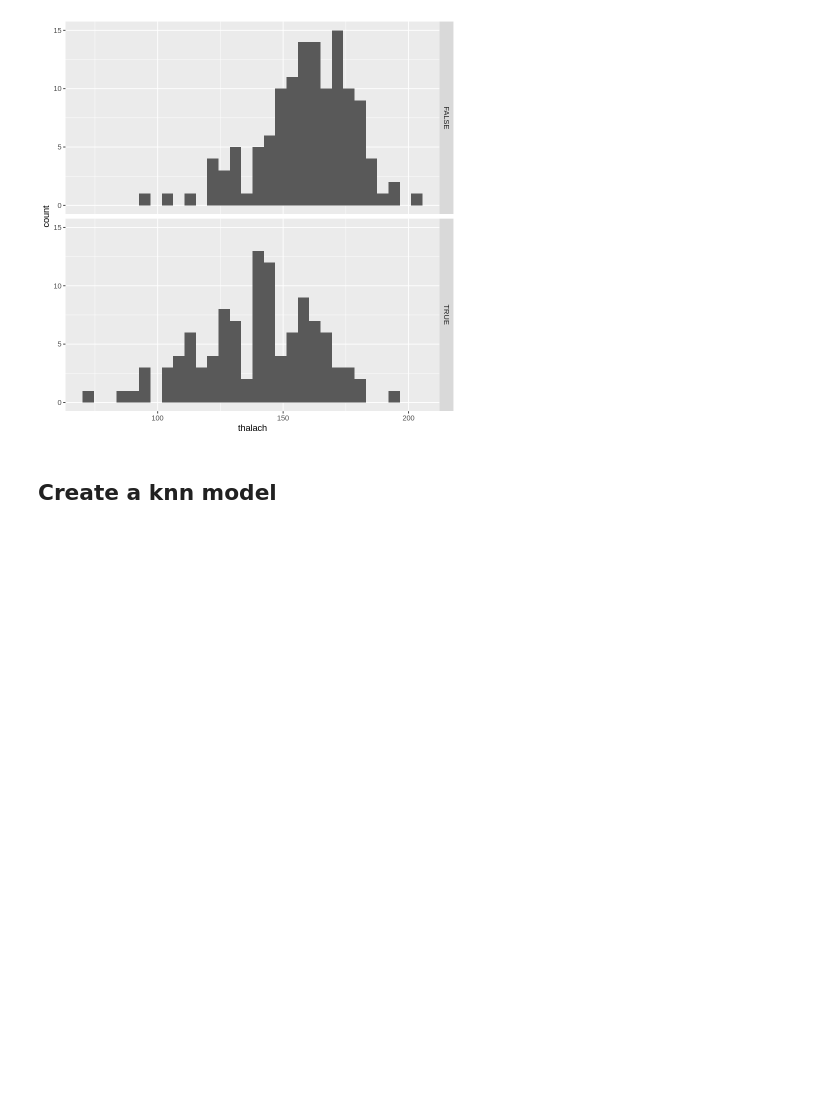
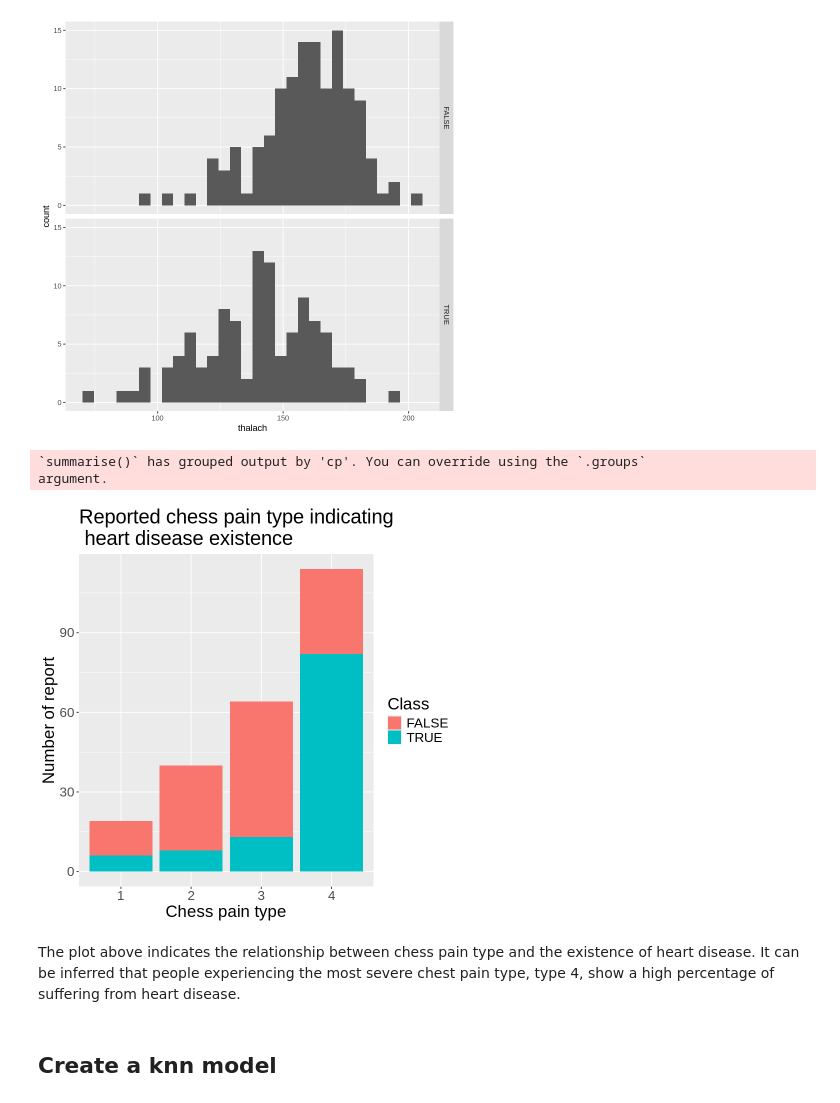
Before and after one commit to wtarit/dsci-100-project, a Jupyter notebook: group_report.ipynb, the cells around one changed output. Saved outputs shown, nothing was run; the diff lists cells and outputs as text; code cells hidden in the pictures; blank space fills up the shorter version.

Commit message:
Adding chess pain type visualization and expl.

```diff
--- a/group_report.ipynb
+++ b/group_report.ipynb
@@ -203,6 +203,27 @@ thalach_dist_1
 # %% [output]
 `stat_bin()` using `bins = 30`. Pick better value with `binwidth`.
 [figure]
+# %%
+heart_disease_count_cp <- heart_disease_train |>
+    group_by(cp, Class) |>
+    summarize(count = n()) |>
+    mutate(cp = as_factor(cp))
+
+heart_disease_count_cp_plot <- heart_disease_count_cp |>
+    ggplot(aes(x = cp, y = count, fill = Class)) +
+        geom_bar(stat = "identity") +
+        xlab("Chess pain type") +
+        ylab("Number of report") +
+        ggtitle("Reported chess pain type indicating \n heart disease existence") +
+        theme(text = element_text(size = 20))
+
+heart_disease_count_cp_plot
+# %% [output]
+`summarise()` has grouped output by 'cp'. You can override using the `.groups`
+argument.
+[figure, added]
+# %% [markdown]
+The plot above indicates the relationship between chess pain type and the existence of heart disease. It can be inferred that people experiencing the most severe chest pain type, type 4, show a high percentage of suffering from heart disease.
 # %% [markdown]
 ## Create a knn model
 # %% [markdown]
```
Also changed, not shown: parts of 1 cell of this notebook.
